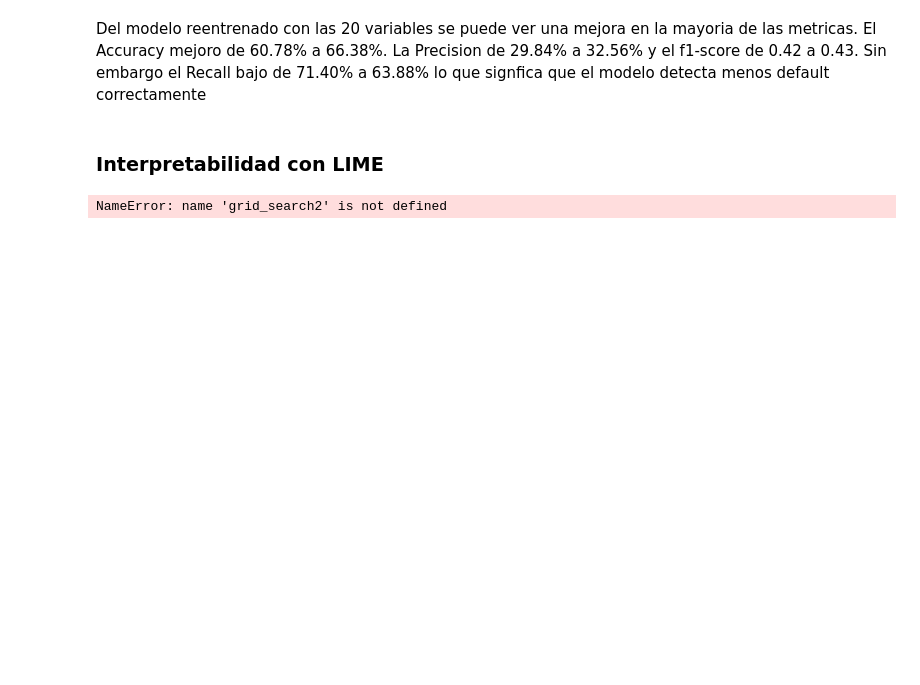
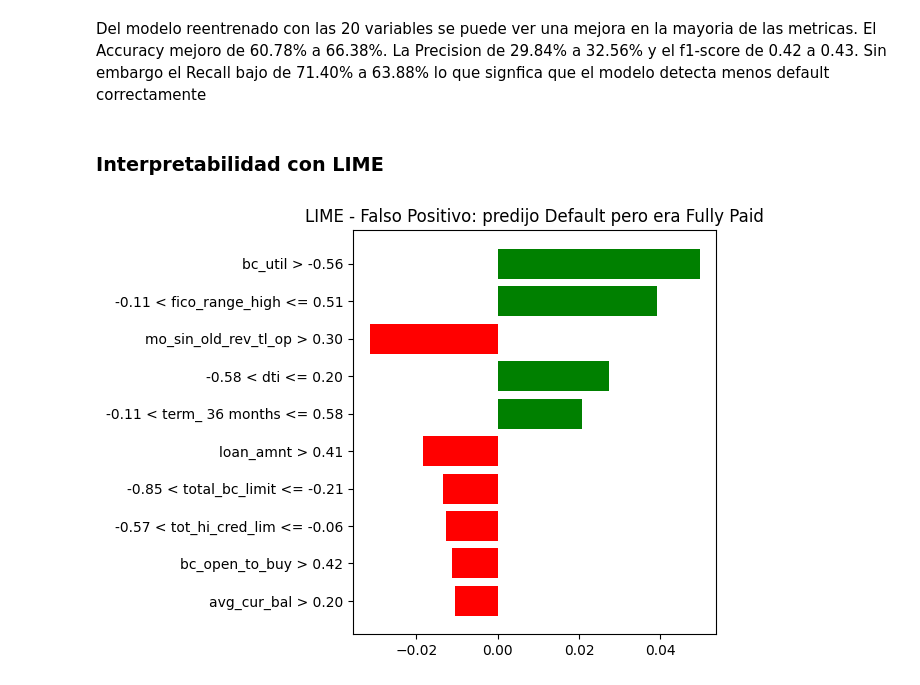
Before and after one commit to T1fff/Mini-Proyecto-Riesgo-Abandono-Universitarios, a Jupyter notebook: sckit-learn.ipynb, the cells around one changed output. Saved outputs shown, nothing was run; the diff lists cells and outputs as text; code cells hidden in the pictures; blank space fills up the shorter version.

```diff
--- a/sckit-learn.ipynb
+++ b/sckit-learn.ipynb
@@ -367,7 +352,7 @@ grid_search2 = GridSearchCV(
     RandomForestClassifier(random_state=42, class_weight='balanced'),
     param_grid, cv=3, scoring='roc_auc', n_jobs=-1, verbose=1
 )
-grid_search2.fit(X_train_top20, y_train)
+grid_search2.fit(X_train_top25, y_train)
 end2 = time.time()
 
 print(f"Mejor combinación: {grid_search2.best_params_}")
@@ -382,7 +367,7 @@ Tiempo de entrenamiento: 3719.67 segundos
 ### Metricas del modelo reentrenado
 # %%
 start_pred2 = time.time()
-y_pred2 = grid_search2.best_estimator_.predict(X_test_top20)
+y_pred2 = grid_search2.best_estimator_.predict(X_test_top25)
 end_pred2 = time.time()
 
 print(f"Accuracy:  {accuracy_score(y_test, y_pred2):.4f}")
@@ -408,16 +393,28 @@ Tiempo de predicción: 3.55 segundos
 Del modelo reentrenado con las 20 variables se puede ver una mejora en la mayoria de las metricas. El Accuracy mejoro de 60.78% a 66.38%. La Precision de 29.84% a 32.56% y el f1-score de 0.42 a 0.43. Sin embargo el Recall bajo de 71.40% a 63.88% lo que signfica que el modelo detecta menos default correctamente
 # %% [markdown]
 ### Interpretabilidad con LIME
-# %%
-import lime
-import lime.lime_tabular
-
-
-# Instancias mal clasificadas
-y_pred2 = grid_search2.best_estimator_.predict(X_test_top20)
-mal_clasificados = np.where(y_pred2 != y_test.values)[0]
-
-print(f"Total mal clasificados: {len(mal_clasificados)}")
-print(f"Primeros índices: {mal_clasificados[:5]}")
-# %% [output]
-NameError: name 'grid_search2' is not defined
+# %%
+import lime
+import lime.lime_tabular
+
+# Crear el explicador
+explainer = lime.lime_tabular.LimeTabularExplainer(
+    X_train_top25,
+    feature_names=feature_imp.head(25)["feature"].tolist(),
+    class_names=["Fully Paid", "Charged Off"],
+    mode="classification"
+)
+
+# Instancia mal clasificada
+idx_fp = np.where((y_pred2 == 1) & (y_test.values == 0))[0][0]
+exp1 = explainer.explain_instance(
+    X_test_top25[idx_fp],
+    grid_search2.best_estimator_.predict_proba,
+    num_features=10
+)
+exp1.as_pyplot_figure()
+plt.title("LIME - Falso Positivo: predijo Default pero era Fully Paid")
+plt.tight_layout()
+plt.show()
+# %% [output]
+[figure, added]
```
Also changed, not shown: parts of 8 cells of this notebook.
